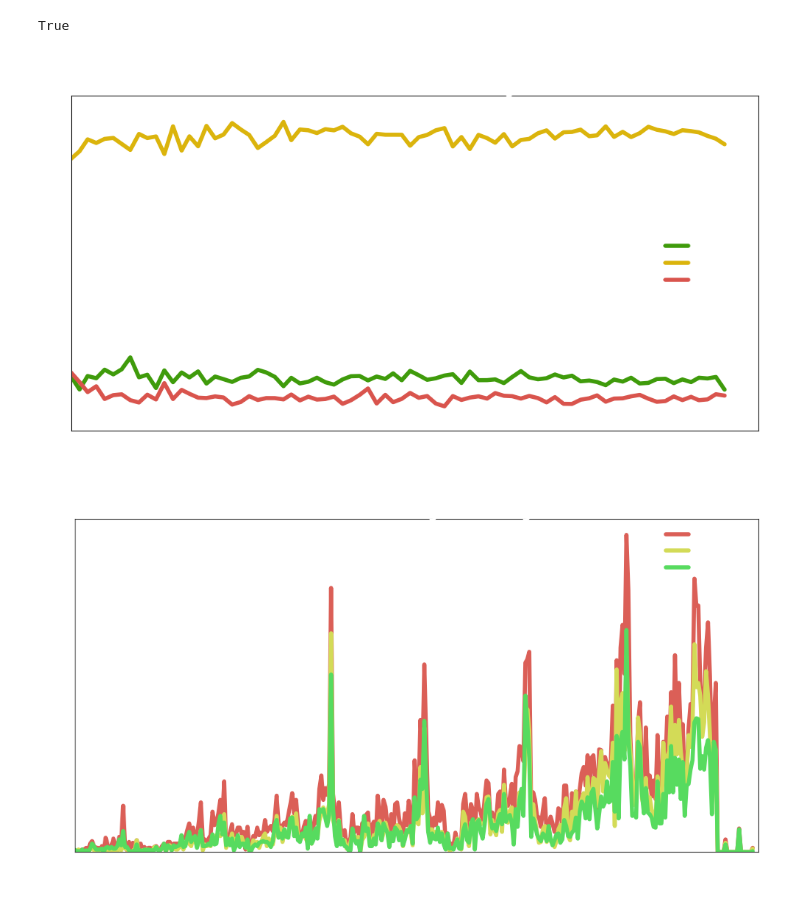
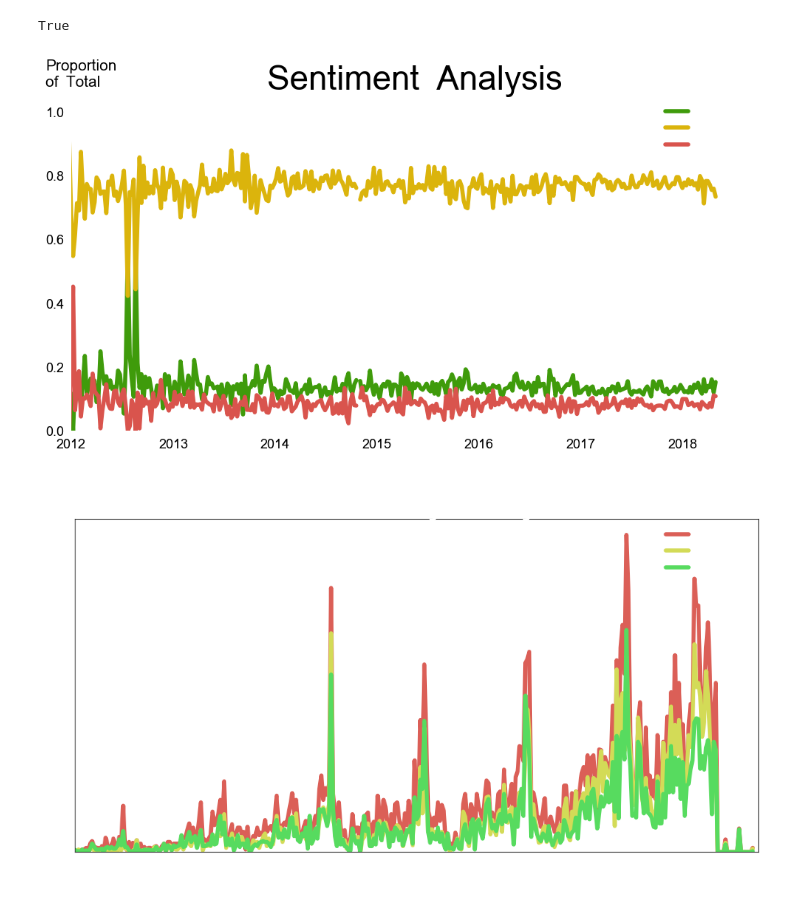
Before and after one commit to spencertollefson/lebron_james_nlp, a Jupyter notebook: plot_creation_notebook.ipynb, the cells around one changed output. Saved outputs shown, nothing was run; the diff lists cells and outputs as text; code cells hidden in the pictures.

```diff
--- a/plot_creation_notebook.ipynb
+++ b/plot_creation_notebook.ipynb
@@ -871,54 +881,55 @@ def plot_sentiment_byratio(df, text_col, time_col, time_chunk):
 
 
     yfont_labels = {'fontname':'Umpush',
-             'color':'white',
+             'color':'black',
              'ha':'left',
              'verticalalignment':'top',
              'size': 15}
 
     xfont_labels = {'fontname':'Umpush',
-             'color':'white',
+             'color':'black',
              'size': 13}
 
     yfont_ticks = {'fontname':'Umpush',
-             'color':'white',
+             'color':'black',
              'size': 13}
 
     xfont_ticks = {'fontname':'Umpush',
-             'color':'white',
+             'color':'black',
              'size': 13}
 
 
     titlefont = {'fontname':'Umpush',
-             'color':'white',
+             'color':'black',
              'size': 33}
 
     legendfont = {#'fontname':'Umpush',
              #'color':'white',
              'fontsize': 11,
              'frameon': False,
              'fancybox': False,
                  }
 
     leg = plt.legend(labels=['Positive', 'Neutral', 'Negative'], loc='best', **legendfont)
     for text in leg.get_texts():
         plt.setp(text, color = 'w')
     plt.title("Sentiment Analysis", **titlefont)
     plt.xticks(**xfont_ticks)
     plt.yticks(**yfont_ticks)
     plt.ylabel('Proportion\nof Total', y=1.110,
                rotation=0, labelpad = 0, **yfont_labels)
     plt.xlabel('',**yfont_labels)
     plt.xlim(datetime.date(2012, 1, 1), datetime.date(2018, 9, 29))
     plt.ylim(ymin=0)
+    sns.despine(left=True, bottom=True)
 
     return plt
 
-fig = plot_sentiment_byratio(df, 'body', 'created_utc', 'M')
+fig = plot_sentiment_byratio(df, 'body', 'created_utc', 'W')
 
-fig.savefig(f'{savedir}/monthly_sentiment_analysis_propotion2.png', format='png', dpi=300, bbox_inches='tight', transparent=True)
+#fig.savefig(f'{savedir}/black_weekly_sentiment_analysis_propotion2.png', format='png', dpi=300, bbox_inches='tight', transparent=True)
 # %% [output]
-[figure, old version]
+[figure, new version]
 # %%
 def plot_sentiment_bycount(df, text_col, time_col, time_chunk):
     df = df.loc[:, [text_col, time_col]]
```
Also changed, not shown: parts of 10 cells of this notebook, 9 other files.
